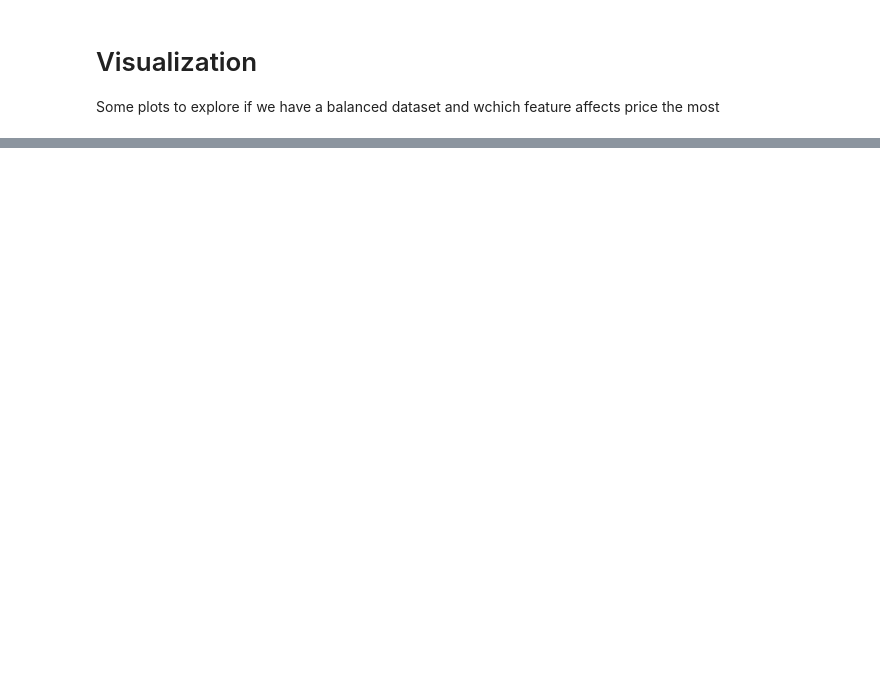
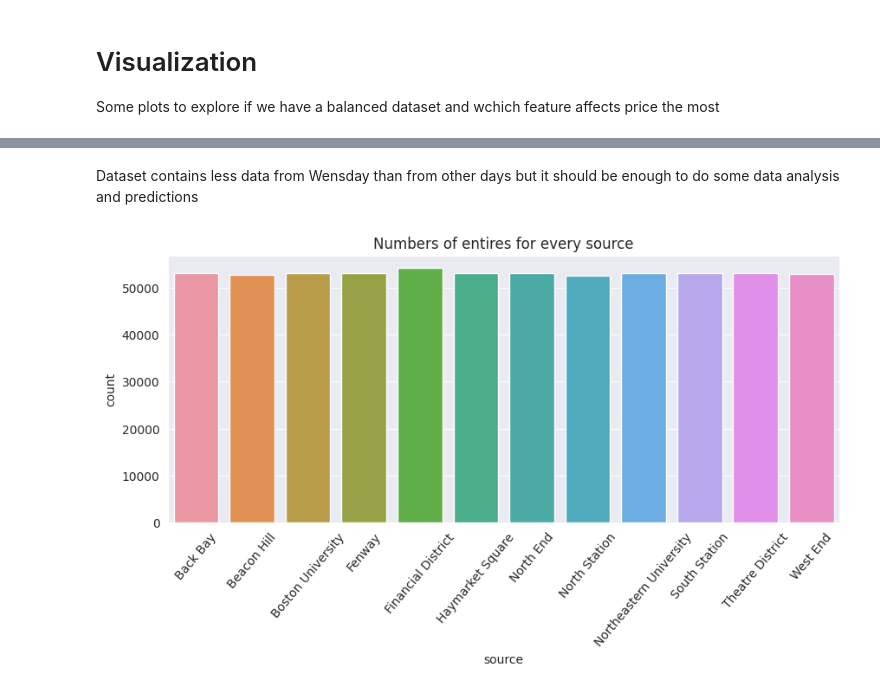
Before and after one commit to 13Dominik/Uber-and-Lyft-Cab-prices-analysis, a Jupyter notebook: project.ipynb, the cells around one changed output, grey strips where cells are left out. Saved outputs shown, nothing was run; the diff lists cells and outputs as text; code cells hidden in the pictures; blank space fills up the shorter version.

```diff
--- a/project.ipynb
+++ b/project.ipynb
@@ -191,0 +200,9 @@ import matplotlib.pyplot as plt
+# %% [markdown]
+Dataset contains less data from Wensday than from other days but it should be enough to do some data analysis and predictions
+# %%
+plt.figure(figsize=(10,4))
+plt.title("Numbers of entires for every source")
+g = sns.countplot(data=df, x='source')
+g.tick_params(axis='x', rotation=50)
+# %% [output]
+[figure, added]
```
Also changed, not shown: parts of 36 cells of this notebook.
